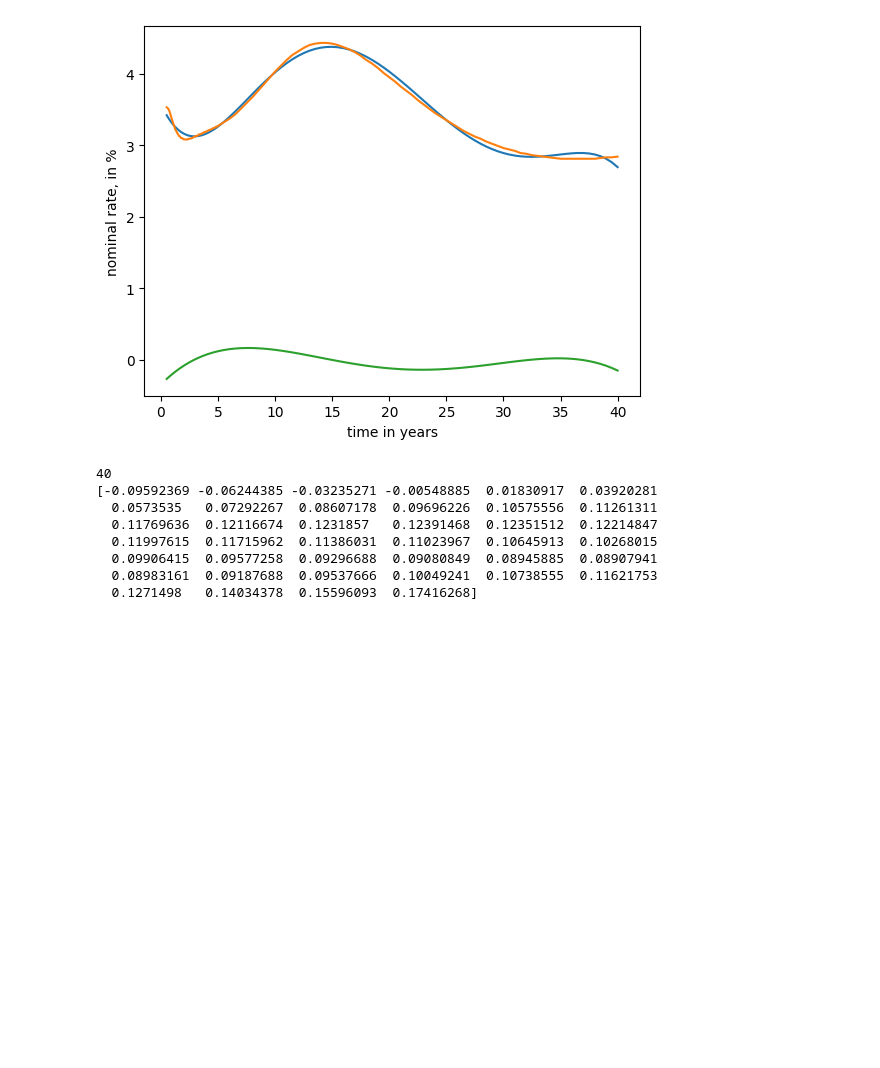
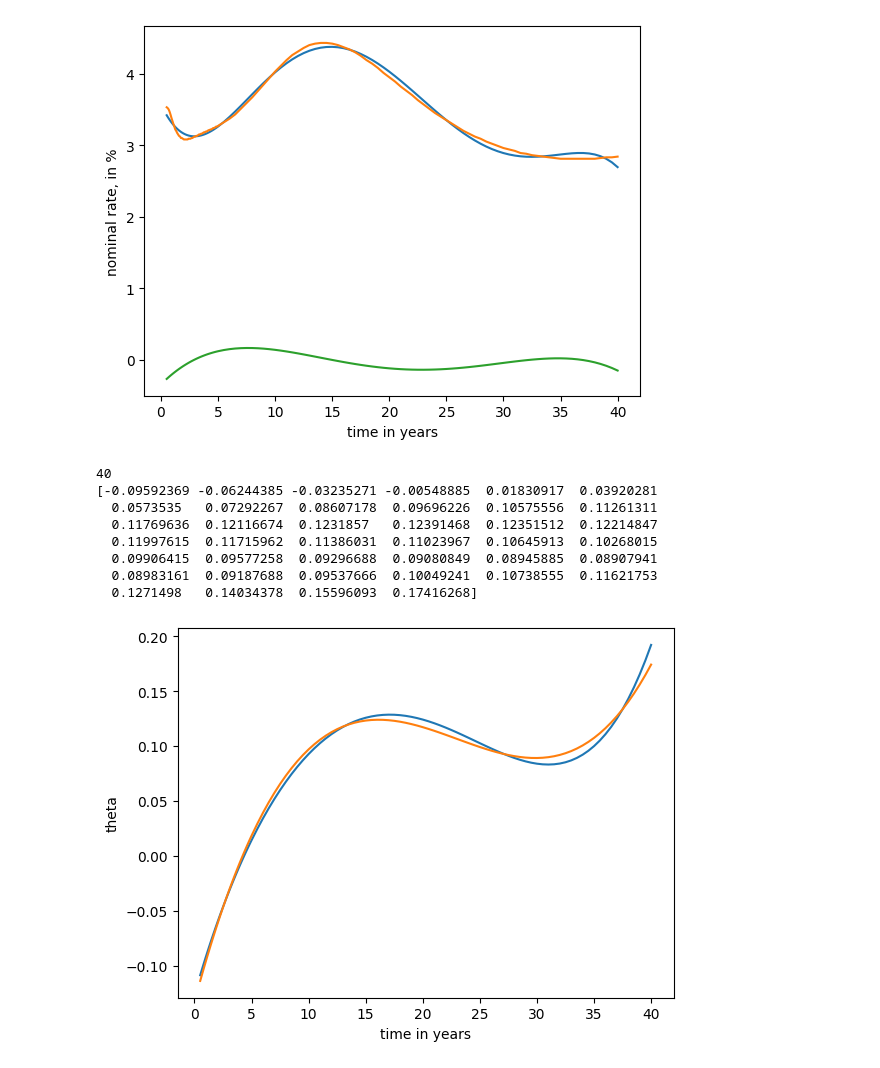
Before and after one commit to sophiebella28/pension_model, a Jupyter notebook: python/calibrate.ipynb, the cells around one changed output. Cells and saved outputs as stored; diff of their text form; code cells hidden in the pictures; blank space fills up the shorter version.

```diff
--- a/python/calibrate.ipynb
+++ b/python/calibrate.ipynb
@@ -20,25 +21,26 @@ Text(0, 0.5, 'nominal rate, in %')
 # %%
 a = 0.1
 sigma = 0.1
 
 F = -spl.derivative()(x)
 theta = -spl.derivative(n=2)(x) + a * F + sigma**2/a * (1-np.exp(-2 * a * x))
 
 theta_spl = interpolate.UnivariateSpline(x, theta)
-# plt.plot(x,theta)
-# plt.plot(x,theta_spl(x))
-# plt.xlabel("time in years")
-# plt.ylabel("theta")
+plt.plot(x,theta)
+plt.plot(x,theta_spl(x))
+plt.xlabel("time in years")
+plt.ylabel("theta")
 
 final_thetas = theta_spl(range(1,int(x[-1] + 1)))
 print(len(final_thetas))
 print( final_thetas)
 # %% [output]
 40
 [-0.09592369 -0.06244385 -0.03235271 -0.00548885  0.01830917  0.03920281
   0.0573535   0.07292267  0.08607178  0.09696226  0.10575556  0.11261311
   0.11769636  0.12116674  0.1231857   0.12391468  0.12351512  0.12214847
   0.11997615  0.11715962  0.11386031  0.11023967  0.10645913  0.10268015
   0.09906415  0.09577258  0.09296688  0.09080849  0.08945885  0.08907941
   0.08983161  0.09187688  0.09537666  0.10049241  0.10738555  0.11621753
   0.1271498   0.14034378  0.15596093  0.17416268]
+[figure, added]
```
Also changed, not shown: parts of 2 cells of this notebook, 2 other files.
